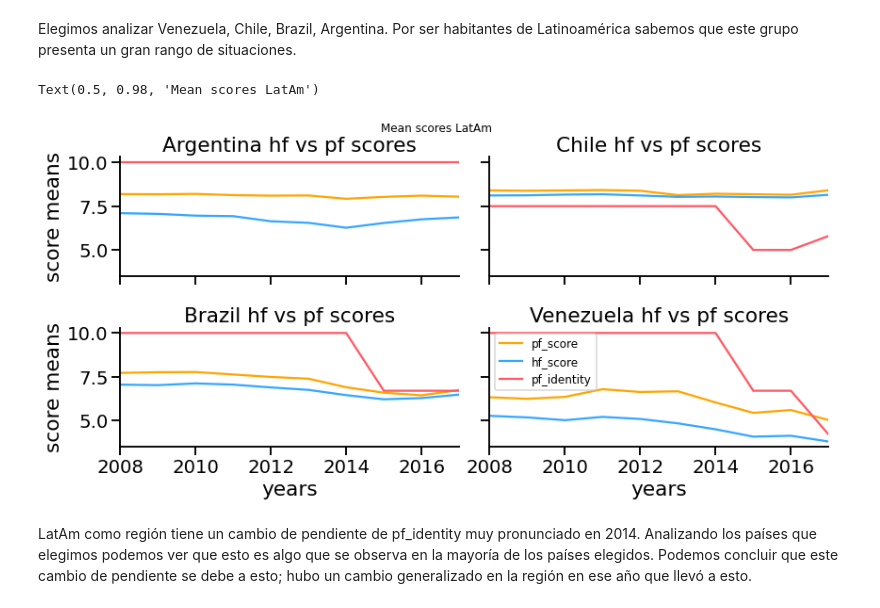
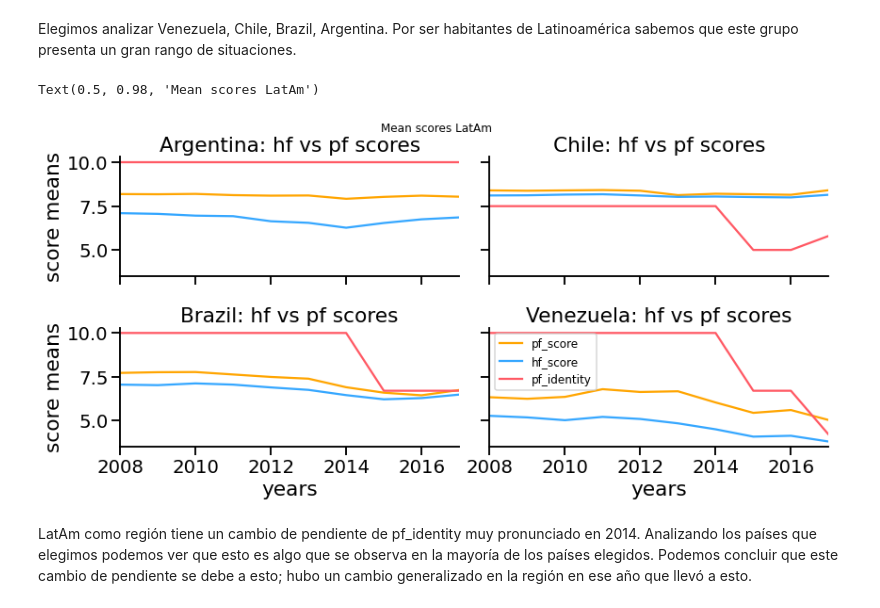
Before and after one commit to diplodatos2020-grupo5/AnalisisyVisualizacion, a Jupyter notebook: practico.ipynb, the cells around one changed output. Saved outputs shown, nothing was run; the diff lists cells and outputs as text; code cells hidden in the pictures.

```diff
--- a/practico.ipynb
+++ b/practico.ipynb
@@ -357,22 +357,21 @@ Elegimos analizar Venezuela, Chile, Brazil, Argentina. Por ser habitantes de Lat
 # %%
 countries = ['Argentina','Chile', 'Brazil', 'Venezuela']
 g = seaborn.FacetGrid(dataset_base, col="countries",
                       margin_titles=True, aspect=2, col_wrap=2,
                       col_order=countries)
 g=g.map(seaborn.lineplot, "year", "pf_score", color="orange").add_legend();
 g = (g.map(seaborn.lineplot, "year", "hf_score", color=BLUE))
 g = (g.map(seaborn.lineplot, "year", "pf_identity", color=RED))
 
 g.set(xlim=(2008, 2017),)
-g.set_titles("{col_name} hf vs pf scores")
+g.set_titles("{col_name}: hf vs pf scores")
 g.set_axis_labels("years", "score means")
 plt.xlabel("years")
-#g.legend(labels=['hf_score','ef_score'],handlelength=.5,fontsize=12)
 plt.legend(["pf_score","hf_score","pf_identity"], fontsize=12)
 g.fig.suptitle("Mean scores LatAm",fontsize=12)
 # %% [output]
 Text(0.5, 0.98, 'Mean scores LatAm')
-[figure, old version]
+[figure, new version]
 # %% [markdown]
 LatAm como región tiene un cambio de pendiente de pf_identity muy pronunciado en 2014. Analizando los países que elegimos podemos ver que esto es algo que se observa en la mayoría de los países elegidos. Podemos concluir que este cambio de pendiente se debe a esto; hubo un cambio generalizado en la región en ese año que llevó a esto.
 # %% [markdown]
```
Also changed, not shown: parts of 1 cell of this notebook.
